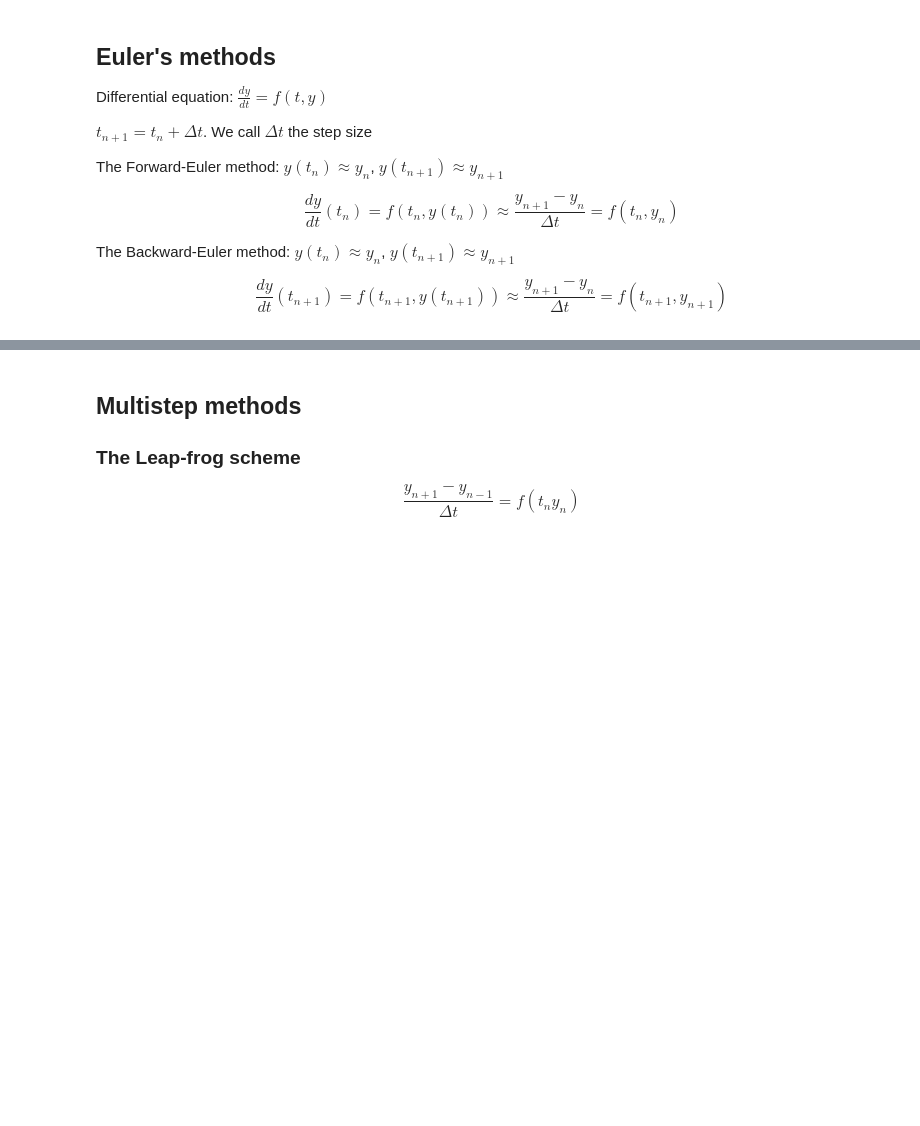
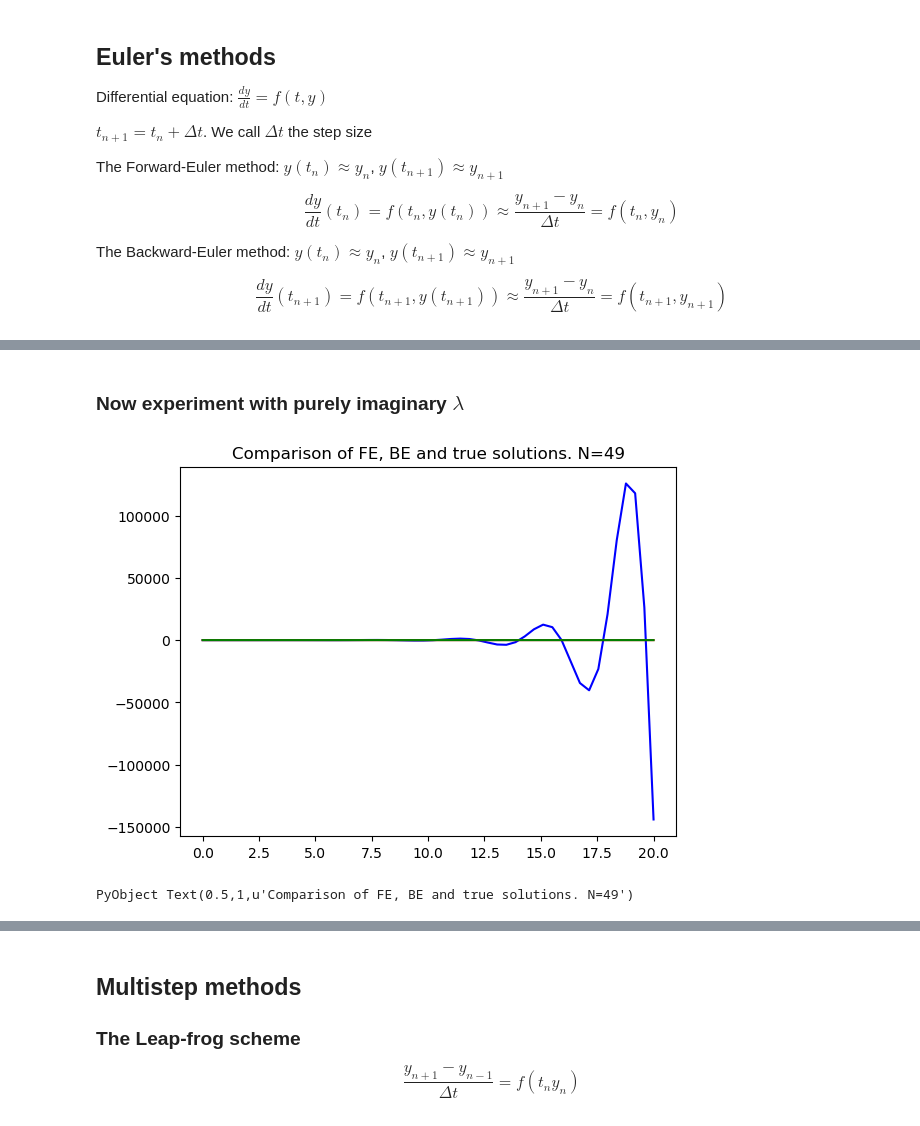
Before and after one commit to yhrtsai/M348-Fall-2017, a Jupyter notebook: NumericalMethods-for-ODEs.ipynb, the cells around one changed output, grey strips where cells are left out. Saved outputs shown, nothing was run; the diff lists cells and outputs as text; code cells hidden in the pictures; blank space fills up the shorter version.

```diff
--- a/NumericalMethods-for-ODEs.ipynb
+++ b/NumericalMethods-for-ODEs.ipynb
@@ -181,0 +258,39 @@ scatter(real.(Y), imag.(Y))
+# %% [markdown]
+### Now experiment with purely imaginary $\lambda$
+# %%
+λ=2.0im
+
+
+f(t,y)=λ*y
+
+
+N=49
+tspan=linspace(0,20,N+1)
+
+#step size
+Δt=tspan[end]/N
+
+Y_fe=zeros(Complex, N+1)
+
+#prescribe an initial condition
+Y_fe[1]= 1.0
+
+Y_be=copy(Y_fe)
+
+for n=1:N
+    Y_fe[n+1]=FEstep(tspan[n], Y_fe[n], f, Δt)
+    Y_be[n+1]=BE_model_step(tspan[n], Y_be[n], λ, Δt)
+end
+
+trueY=real.(Y_fe[1]).*exp.(λ.*tspan)
+
+using PyPlot
+
+plot(tspan, real.(Y_fe),"b")
+plot(tspan, real.(trueY),"r")
+plot(tspan, real.(Y_be),"g")
+
+title("Comparison of FE, BE and true solutions. N=49")
+# %% [output]
+[figure, added]
+PyObject Text(0.5,1,u'Comparison of FE, BE and true solutions. N=49')
```
Also changed, not shown: parts of 12 cells of this notebook.
